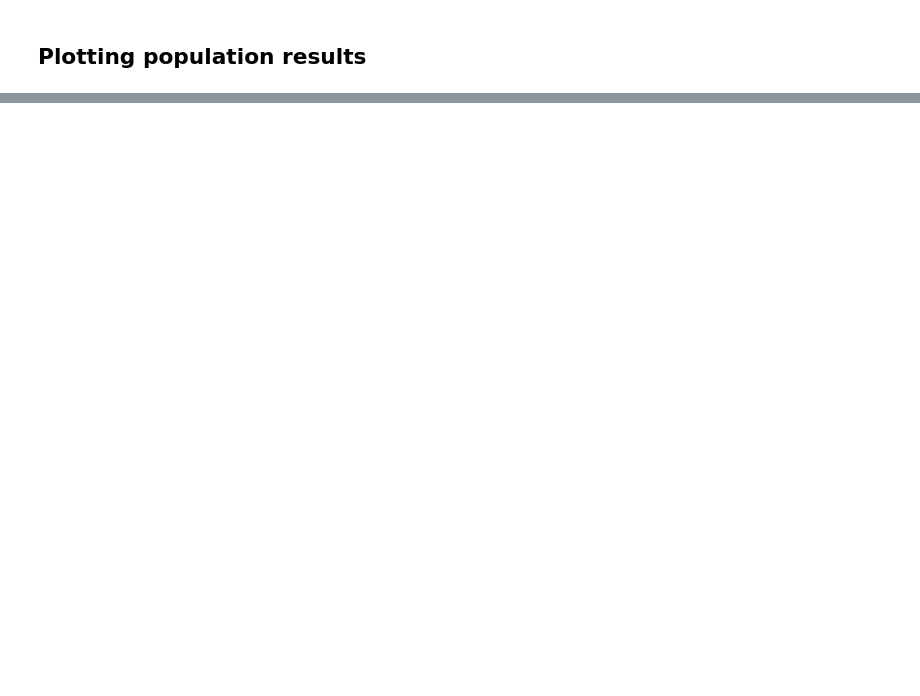
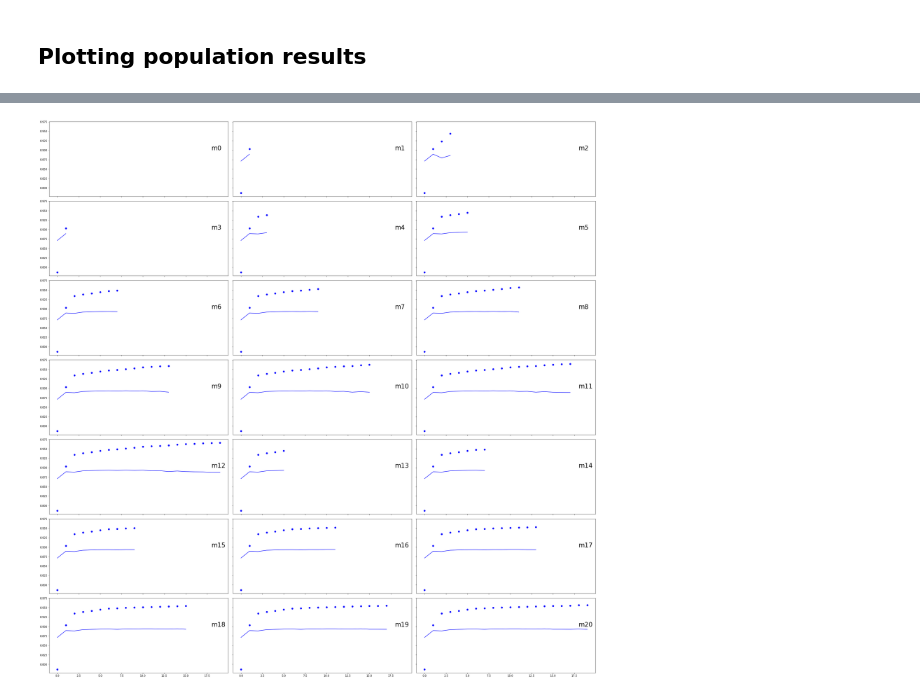
Before and after one commit to dylan-stark/pybt, a Jupyter notebook: notebooks/imdb.ipynb, the cells around one changed output, grey strips where cells are left out. Cells and saved outputs as stored; diff of their text form; code cells hidden in the pictures; blank space fills up the shorter version.

```diff
--- a/notebooks/imdb.ipynb
+++ b/notebooks/imdb.ipynb
@@ -225,2 +120,0 @@ plot_member_loss(obs, 16).show()
-# %%
-plot_learning_rate(obs)
@@ -229,0 +121,4 @@ plot_learning_rate(obs)
+# %%
+notebook.plot_all_acc(obs)
+# %% [output]
+[figure, added]
```
Also changed, not shown: parts of 15 cells of this notebook, 2 other files.
